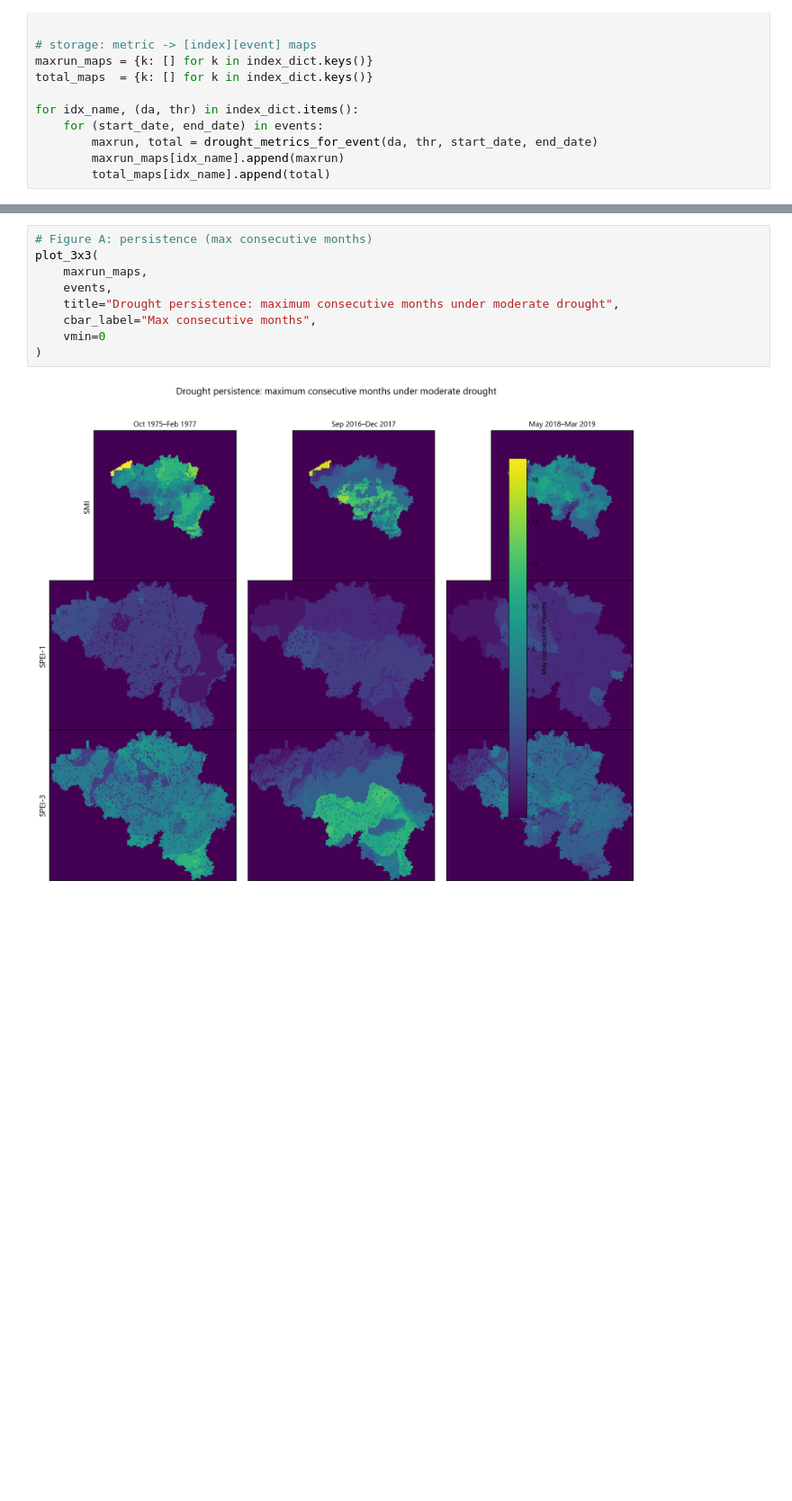
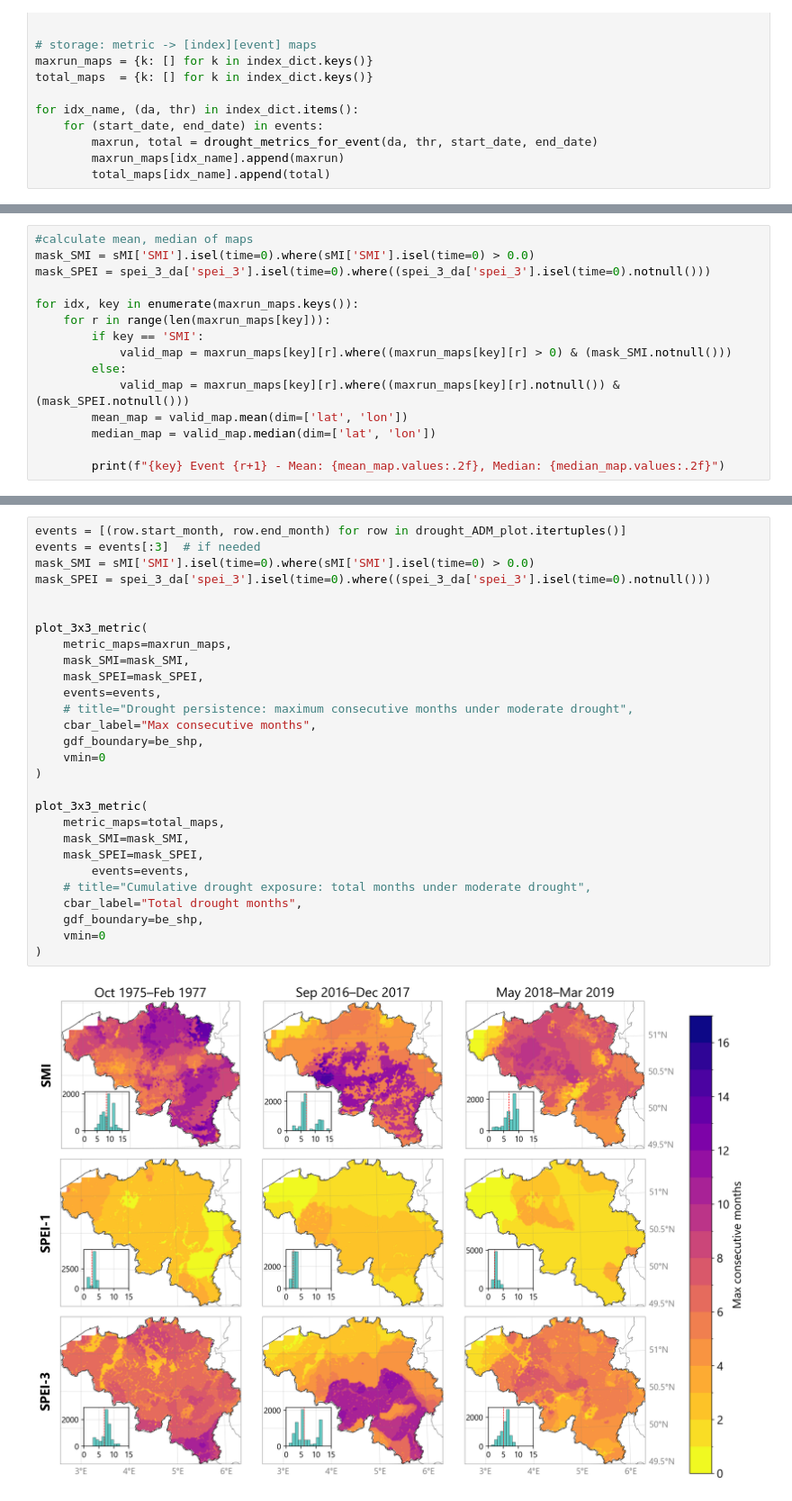
Before and after one commit to klekarkar/pre_post_process_mHM, a Jupyter notebook: py_SPEI.ipynb, the cells around one changed output, grey strips where cells are left out. Shown at 90% size. Cells and saved outputs as stored; diff of their text form; blank space fills up the shorter version.

Commit message:
drought persistence and exposure

```diff
--- a/py_SPEI.ipynb
+++ b/py_SPEI.ipynb
@@ -407,0 +409,15 @@ maxrun_maps['SMI'][0].where((maxrun_maps['SMI'][0]<15) & (maxrun_maps['SMI'][0]>
+# %%
+#calculate mean, median of maps
+mask_SMI = sMI['SMI'].isel(time=0).where(sMI['SMI'].isel(time=0) > 0.0)
+mask_SPEI = spei_3_da['spei_3'].isel(time=0).where((spei_3_da['spei_3'].isel(time=0).notnull()))
+
+for idx, key in enumerate(maxrun_maps.keys()):
+    for r in range(len(maxrun_maps[key])):
+        if key == 'SMI':
+            valid_map = maxrun_maps[key][r].where((maxrun_maps[key][r] > 0) & (mask_SMI.notnull()))
+        else:
+            valid_map = maxrun_maps[key][r].where((maxrun_maps[key][r].notnull()) & (mask_SPEI.notnull()))
+        mean_map = valid_map.mean(dim=['lat', 'lon'])
+        median_map = valid_map.median(dim=['lat', 'lon'])
+
+        print(f"{key} Event {r+1} - Mean: {mean_map.values:.2f}, Median: {median_map.values:.2f}")
@@ -458,11 +606,30 @@ def plot_3x3(metric_maps, events, title, cbar_label, vmin=None, vmax=None):
 # %%
-# Figure A: persistence (max consecutive months)
-plot_3x3(
-    maxrun_maps,
-    events,
-    title="Drought persistence: maximum consecutive months under moderate drought",
+events = [(row.start_month, row.end_month) for row in drought_ADM_plot.itertuples()]
+events = events[:3]  # if needed
+mask_SMI = sMI['SMI'].isel(time=0).where(sMI['SMI'].isel(time=0) > 0.0)
+mask_SPEI = spei_3_da['spei_3'].isel(time=0).where((spei_3_da['spei_3'].isel(time=0).notnull()))
+
+
+plot_3x3_metric(
+    metric_maps=maxrun_maps,
+    mask_SMI=mask_SMI,
+    mask_SPEI=mask_SPEI,
+    events=events,
+    # title="Drought persistence: maximum consecutive months under moderate drought",
     cbar_label="Max consecutive months",
+    gdf_boundary=be_shp,
     vmin=0
 )
+
+plot_3x3_metric(
+    metric_maps=total_maps,
+    mask_SMI=mask_SMI,
+    mask_SPEI=mask_SPEI,
+        events=events,
+    # title="Cumulative drought exposure: total months under moderate drought",
+    cbar_label="Total drought months",
+    gdf_boundary=be_shp,
+    vmin=0
+)
 # %% [output]
-[figure, old version]
+[figure, new version]
```
Also changed, not shown: parts of 6 cells of this notebook.
